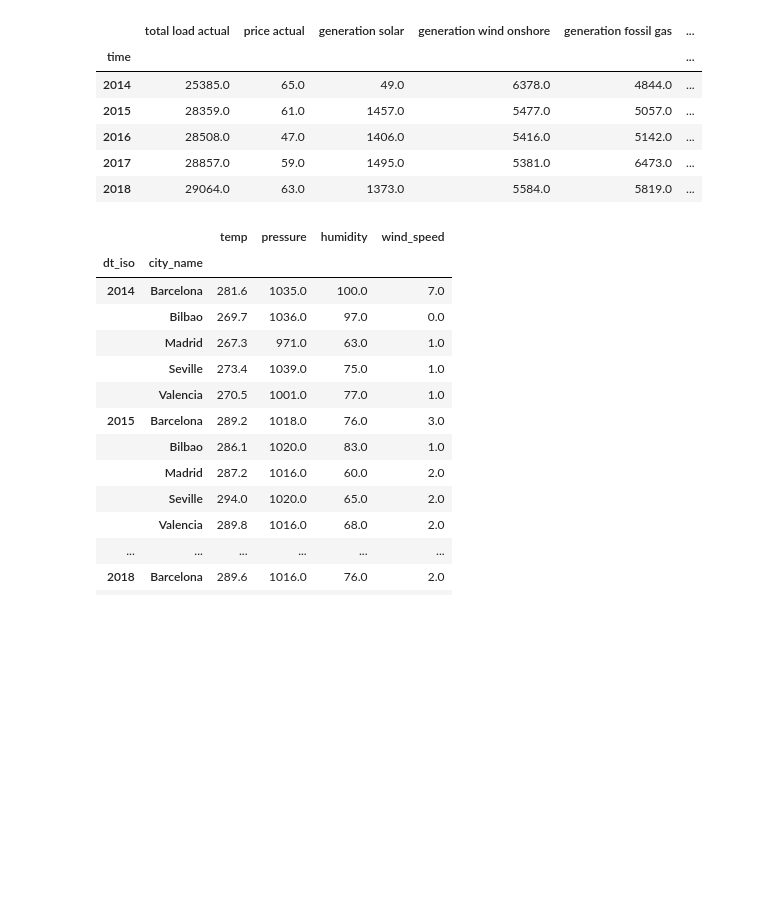
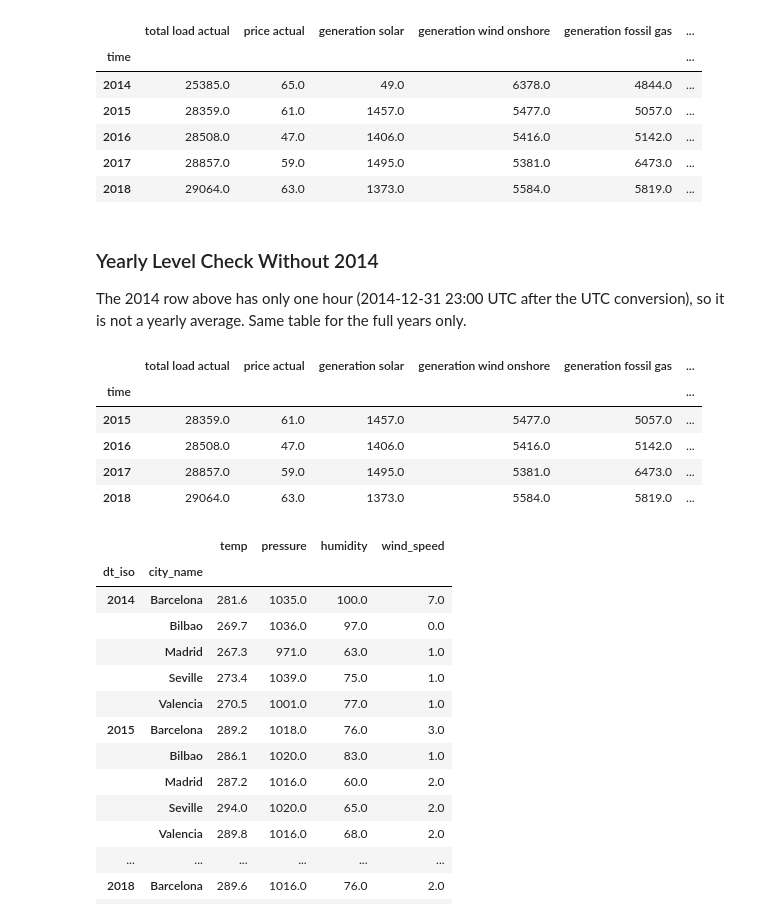
Before and after one commit to AyahQalo/volta, a Jupyter notebook: notebooks/day1-trackc-data-quality.ipynb, the cells around one changed output. Saved outputs shown, nothing was run; the diff lists cells and outputs as text; code cells hidden in the pictures; blank space fills up the shorter version.

```diff
--- a/notebooks/day1-trackc-data-quality.ipynb
+++ b/notebooks/day1-trackc-data-quality.ipynb
@@ -540,6 +572,20 @@ energy[cols].groupby(energy.index.year).mean().round(0)
 | 2016 | 28508.0 | 47.0 | 1406.0 | 5416.0 | 5142.0 | ... |
 | 2017 | 28857.0 | 59.0 | 1495.0 | 5381.0 | 6473.0 | ... |
 | 2018 | 29064.0 | 63.0 | 1373.0 | 5584.0 | 5819.0 | ... |
+# %% [markdown]
+### Yearly Level Check Without 2014
+
+The 2014 row above has only one hour (2014-12-31 23:00 UTC after the UTC conversion), so it is not a yearly average. Same table for the full years only.
+# %%
+full_years = energy[energy.index.year >= 2015]
+full_years[cols].groupby(full_years.index.year).mean().round(0)
+# %% [output]
+|  | total load actual | price actual | generation solar | generation wind onshore | generation fossil gas | ... |
+| time |  |  |  |  |  | ... |
+| 2015 | 28359.0 | 61.0 | 1457.0 | 5477.0 | 5057.0 | ... |
+| 2016 | 28508.0 | 47.0 | 1406.0 | 5416.0 | 5142.0 | ... |
+| 2017 | 28857.0 | 59.0 | 1495.0 | 5381.0 | 6473.0 | ... |
+| 2018 | 29064.0 | 63.0 | 1373.0 | 5584.0 | 5819.0 | ... |
 # %%
 # median is used so the bad readings do not distort the result
 wd.groupby([wd["dt_iso"].dt.year, "city_name"])[["temp", "pressure", "humidity", "wind_speed"]].median().round(1)
```
Also changed, not shown: parts of 20 cells of this notebook.
